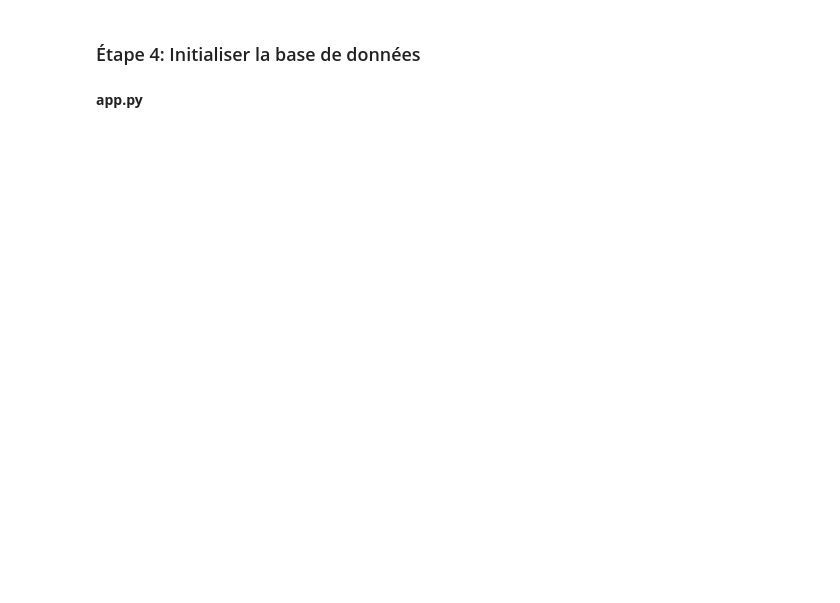
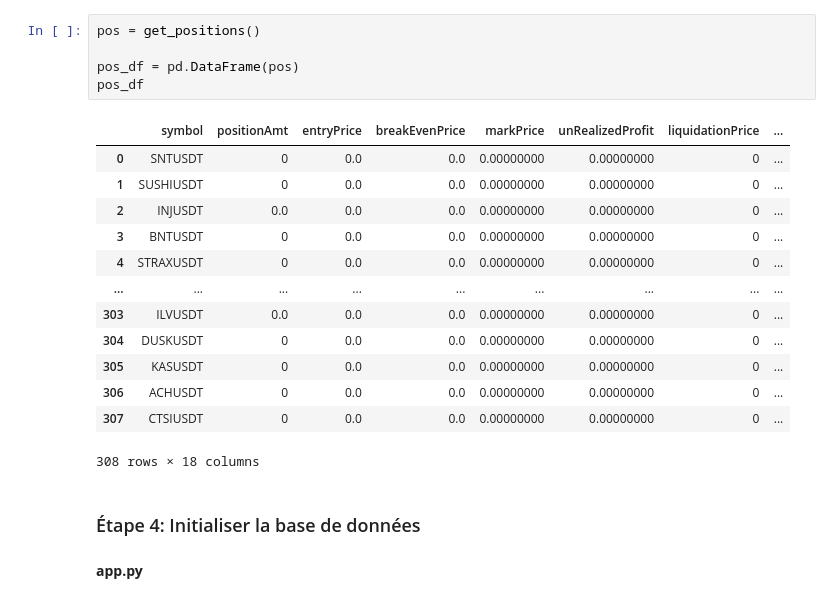
Before and after one commit to cedTrad/C-Syst, a Jupyter notebook: labs.ipynb, the cells around one changed output. Saved outputs shown, nothing was run; the diff lists cells and outputs as text; blank space fills up the shorter version.

```diff
--- a/labs.ipynb
+++ b/labs.ipynb
@@ -5,3 +108,22 @@ Timestamp 30 Days Ago: 2024-04-28 04:40:13.174817
+# %%
+pos = get_positions()
+
+pos_df = pd.DataFrame(pos)
+pos_df
+# %% [output]
+|  | symbol | positionAmt | entryPrice | breakEvenPrice | markPrice | unRealizedProfit | liquidationPrice | ... |
+| 0 | SNTUSDT | 0 | 0.0 | 0.0 | 0.00000000 | 0.00000000 | 0 | ... |
+| 1 | SUSHIUSDT | 0 | 0.0 | 0.0 | 0.00000000 | 0.00000000 | 0 | ... |
+| 2 | INJUSDT | 0.0 | 0.0 | 0.0 | 0.00000000 | 0.00000000 | 0 | ... |
+| 3 | BNTUSDT | 0 | 0.0 | 0.0 | 0.00000000 | 0.00000000 | 0 | ... |
+| 4 | STRAXUSDT | 0 | 0.0 | 0.0 | 0.00000000 | 0.00000000 | 0 | ... |
+| ... | ... | ... | ... | ... | ... | ... | ... | ... |
+| 303 | ILVUSDT | 0.0 | 0.0 | 0.0 | 0.00000000 | 0.00000000 | 0 | ... |
+| 304 | DUSKUSDT | 0 | 0.0 | 0.0 | 0.00000000 | 0.00000000 | 0 | ... |
+| 305 | KASUSDT | 0 | 0.0 | 0.0 | 0.00000000 | 0.00000000 | 0 | ... |
+| 306 | ACHUSDT | 0 | 0.0 | 0.0 | 0.00000000 | 0.00000000 | 0 | ... |
+| 307 | CTSIUSDT | 0 | 0.0 | 0.0 | 0.00000000 | 0.00000000 | 0 | ... |
+308 rows × 18 columns
 # %% [markdown]
 ### Étape 4: Initialiser la base de données
 # %% [markdown]
```
Also changed, not shown: parts of 12 cells of this notebook, 7 other files.
